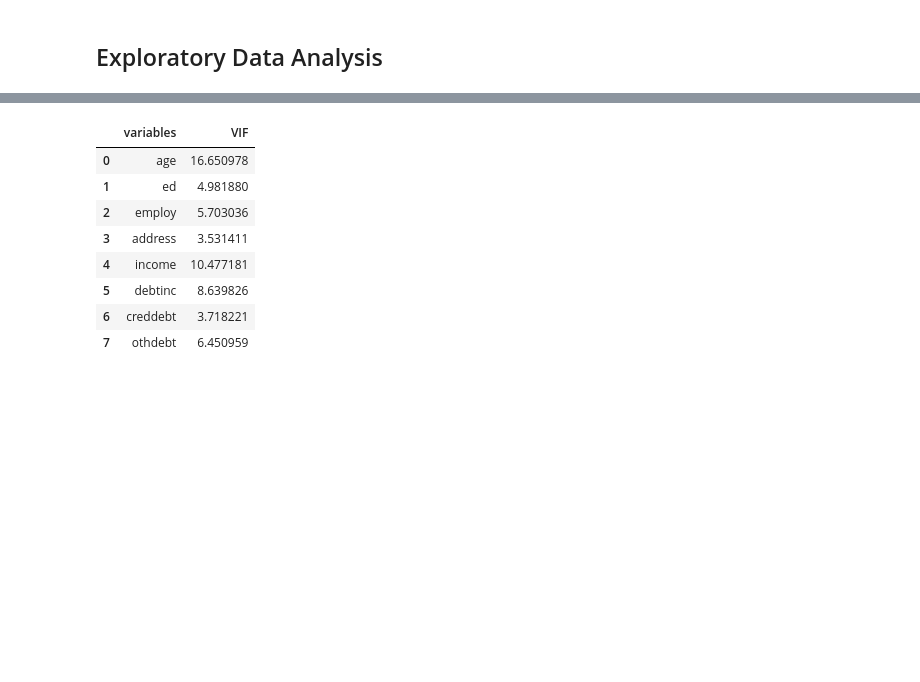
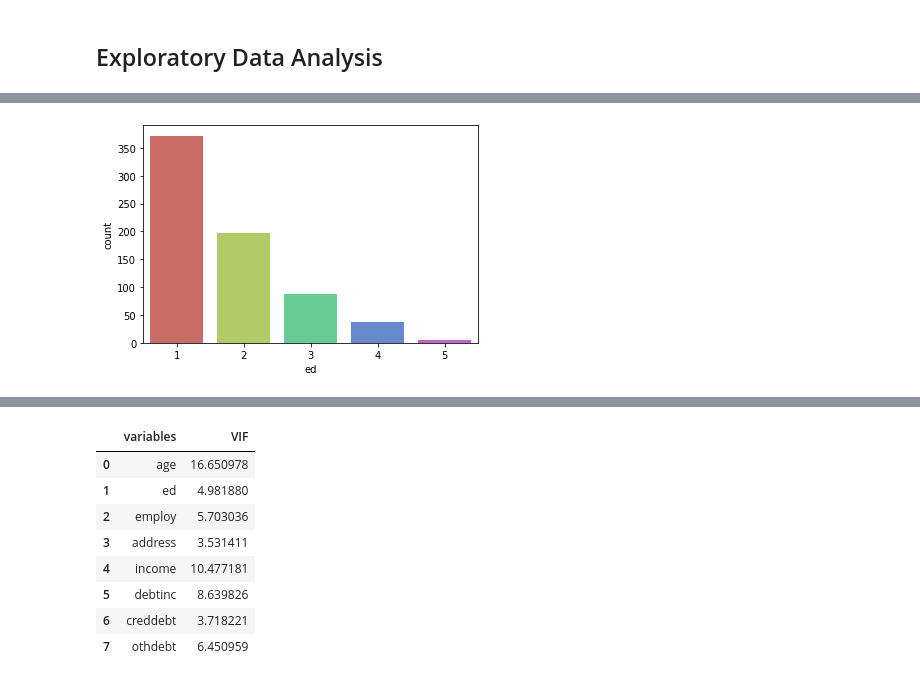
Before and after one commit to avinashsajeevan/Bank-Loan-Default-Prediction, a Jupyter notebook: Bank Loan Default Case.ipynb, the cells around one changed output, grey strips where cells are left out. Cells and saved outputs as stored; diff of their text form; code cells hidden in the pictures; blank space fills up the shorter version.

```diff
--- a/Bank Loan Default Case.ipynb
+++ b/Bank Loan Default Case.ipynb
@@ -140,0 +104,5 @@ def calc_vif(X):
+# %%
+sns.countplot(x='ed',data=df, palette='hls')
+plt.show()
+# %% [output]
+[figure, added]
```
Also changed, not shown: parts of 21 cells of this notebook.
